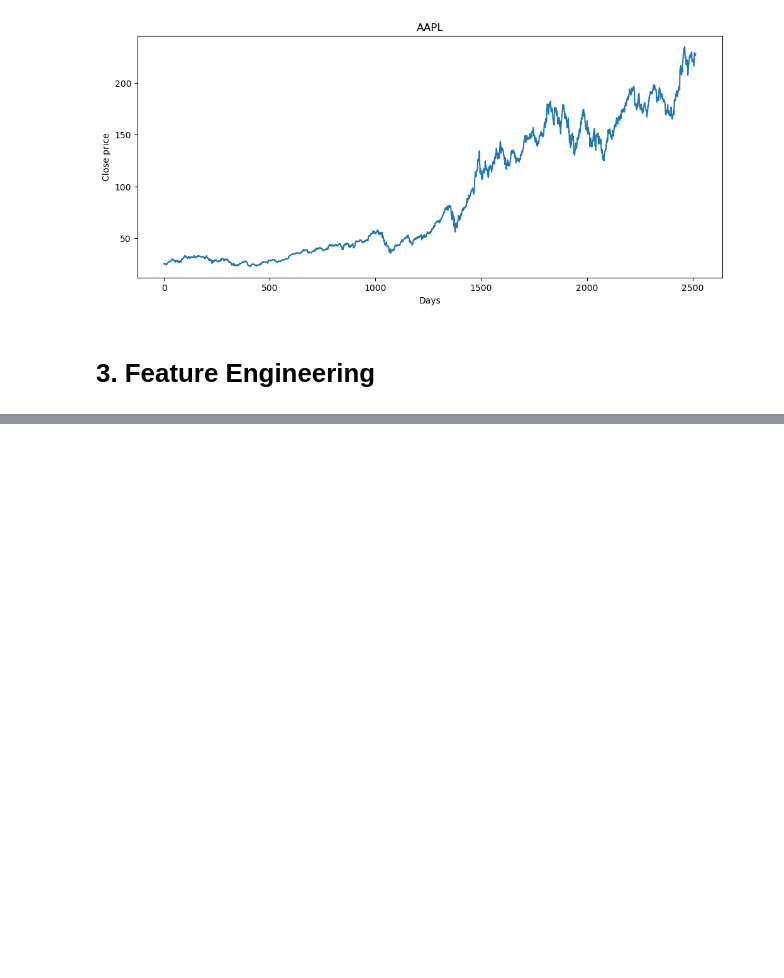
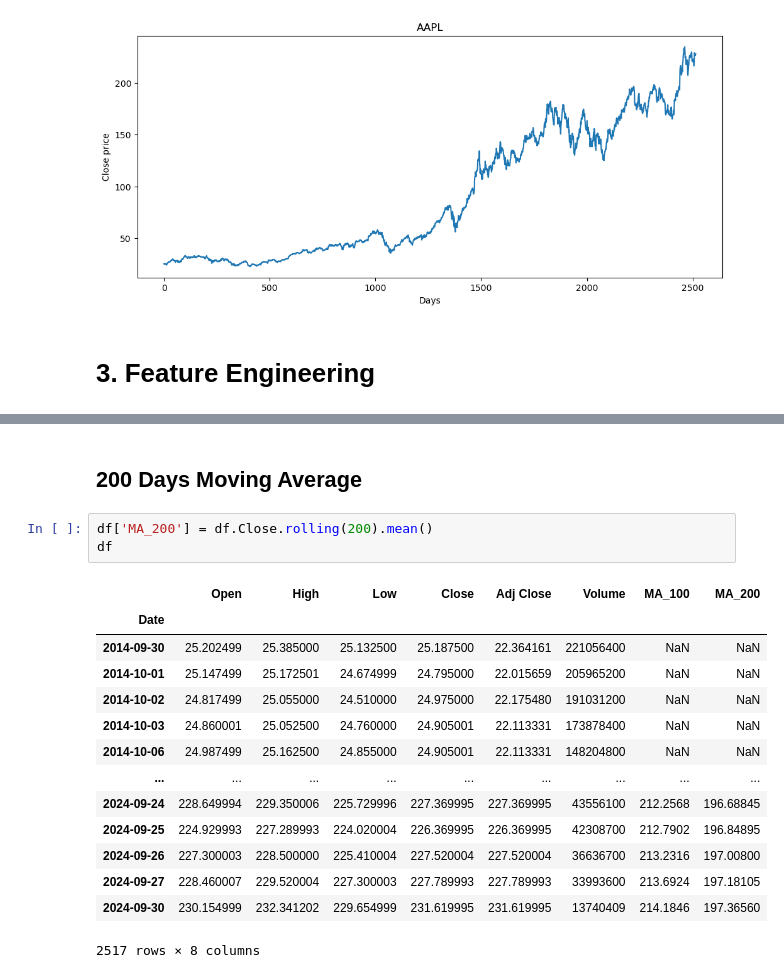
Before and after one commit to iamarjunc/stock-prediction-portal, a Jupyter notebook: Resources/Stock Prediction Using LSTM.ipynb, the cells around one changed output, grey strips where cells are left out. Drawn from its saved outputs; the diff is of its cells as text; blank space fills up the shorter version.

```diff
--- a/Resources/Stock Prediction Using LSTM.ipynb
+++ b/Resources/Stock Prediction Using LSTM.ipynb
@@ -120,0 +190,20 @@ Text(0, 0.5, 'Close price')
+# %% [markdown]
+## 200 Days Moving Average
+# %%
+df['MA_200'] = df.Close.rolling(200).mean()
+df
+# %% [output]
+|  | Open | High | Low | Close | Adj Close | Volume | MA_100 | MA_200 |
+| Date |  |  |  |  |  |  |  |  |
+| 2014-09-30 | 25.202499 | 25.385000 | 25.132500 | 25.187500 | 22.364161 | 221056400 | NaN | NaN |
+| 2014-10-01 | 25.147499 | 25.172501 | 24.674999 | 24.795000 | 22.015659 | 205965200 | NaN | NaN |
+| 2014-10-02 | 24.817499 | 25.055000 | 24.510000 | 24.975000 | 22.175480 | 191031200 | NaN | NaN |
+| 2014-10-03 | 24.860001 | 25.052500 | 24.760000 | 24.905001 | 22.113331 | 173878400 | NaN | NaN |
+| 2014-10-06 | 24.987499 | 25.162500 | 24.855000 | 24.905001 | 22.113331 | 148204800 | NaN | NaN |
+| ... | ... | ... | ... | ... | ... | ... | ... | ... |
+| 2024-09-24 | 228.649994 | 229.350006 | 225.729996 | 227.369995 | 227.369995 | 43556100 | 212.2568 | 196.68845 |
+| 2024-09-25 | 224.929993 | 227.289993 | 224.020004 | 226.369995 | 226.369995 | 42308700 | 212.7902 | 196.84895 |
+| 2024-09-26 | 227.300003 | 228.500000 | 225.410004 | 227.520004 | 227.520004 | 36636700 | 213.2316 | 197.00800 |
+| 2024-09-27 | 228.460007 | 229.520004 | 227.300003 | 227.789993 | 227.789993 | 33993600 | 213.6924 | 197.18105 |
+| 2024-09-30 | 230.154999 | 232.341202 | 229.654999 | 231.619995 | 231.619995 | 13740409 | 214.1846 | 197.36560 |
+2517 rows × 8 columns
```
Also changed, not shown: parts of 20 cells of this notebook.
